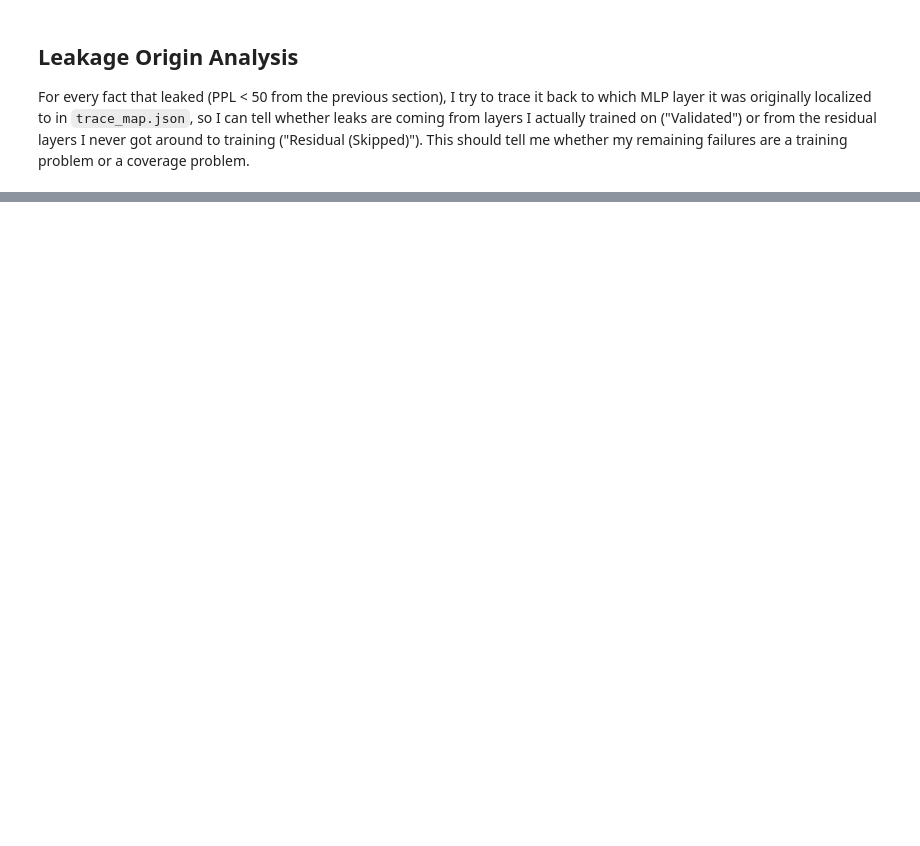
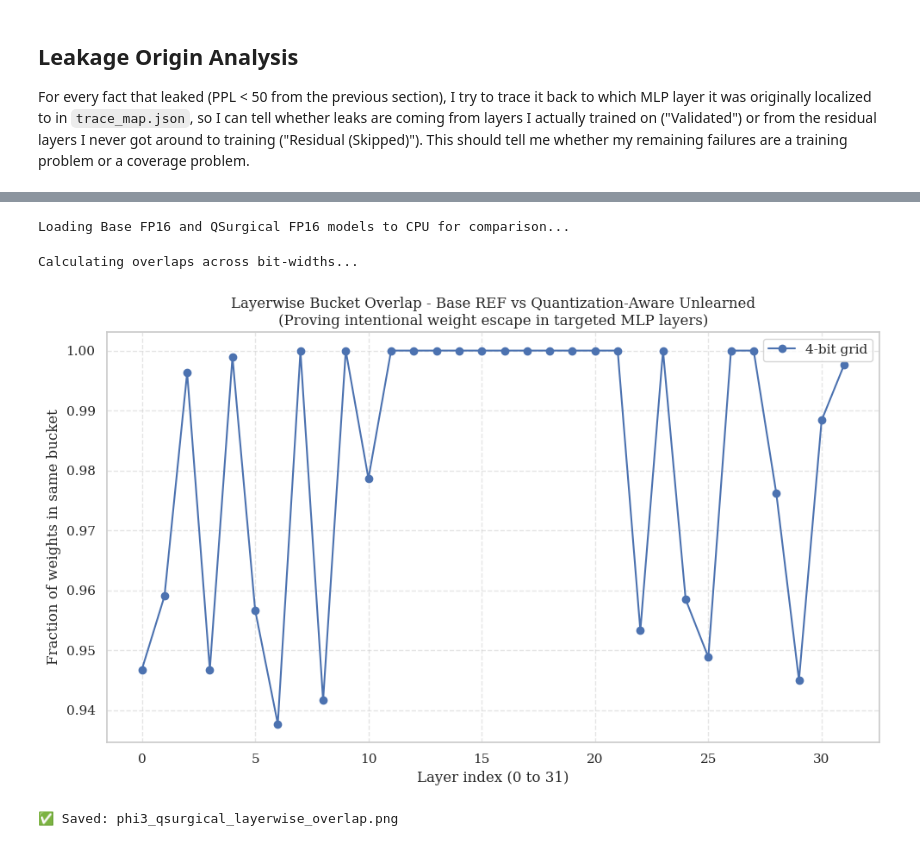
Before and after one commit to lahiru-praveen/quantization-aware-machine-unlearning-slm, a Jupyter notebook: notebooks/14_quantization_survival_test.ipynb, the cells around one changed output, grey strips where cells are left out. Cells and saved outputs as stored; diff of their text form; code cells hidden in the pictures; blank space fills up the shorter version.

```diff
--- a/notebooks/14_quantization_survival_test.ipynb
+++ b/notebooks/14_quantization_survival_test.ipynb
@@ -571,7 +726,7 @@ print("--- Starting Leakage Origin Analysis ---")
 
 # 1. Define Paths
 METRICS_PATH = "/content/drive/MyDrive/ResearchProject/quantization-aware-machine-unlearning-slm/data/processed/individual_forget_perplexities.csv"
-TRACE_MAP_PATH = "/content/drive/MyDrive/ResearchProject/trace_map.json"
+TRACE_MAP_PATH = "/content/drive/MyDrive/ResearchProject/quantization-aware-machine-unlearning-slm/data/processed/trace_map.json"
 MIN_CLUSTER_SIZE = 16
 
 # 2. Load Data
@@ -665,0 +1294,72 @@ Layer 8     | 1    leaks | Status: Validated
+# %%
+import matplotlib.pyplot as plt
+import torch
+import gc
+from transformers import AutoModelForCausalLM, BitsAndBytesConfig
+
+# 1. Define Paths
+BASE_FP16_DIR = "/content/drive/MyDrive/ResearchProject/phi3-bucket-collapse/models/target_model_fp16"
+QSURGICAL_FP16_DIR = "/content/drive/MyDrive/ResearchProject/phi3-bucket-collapse/models/QAMU1_FP16"
+PROBE_KEYWORD = "down_proj"  # Phi-3 MLP representative weight
+
+# PLOT 1: Inter-Model Layerwise Bucket Overlap (Base FP16 vs QSurgical FP16)
+print("Loading Base FP16 and QSurgical FP16 models to CPU for comparison...")
+model_base = AutoModelForCausalLM.from_pretrained(BASE_FP16_DIR, device_map="cpu", dtype=torch.float16)
+model_qsurgical = AutoModelForCausalLM.from_pretrained(QSURGICAL_FP16_DIR, device_map="cpu", dtype=torch.float16)
+
+bit_widths = [4]
+layer_data = {}
+
+print("Calculating overlaps across bit-widths...")
+for bw in bit_widths:
+    # Assuming calculate_bucket_overlap is defined in your environment from Phase 2
+    _, layer_data[bw] = calculate_bucket_overlap(model_base, model_qsurgical, bit_width=bw)
+
+plt.figure(figsize=(10, 6))
+for bw in bit_widths:
+    layers   = []
+    overlaps = []
+
+    for name, overlap in layer_data[bw].items():
+        if PROBE_KEYWORD in name and 'weight' in name:
+            # Name format: model.layers.<idx>.mlp.down_proj.weight
+            parts = name.split('.')
+            try:
+                layer_idx = int(parts[2])
+                layers.append(layer_idx)
+                overlaps.append(overlap)
+            except (IndexError, ValueError):
+                pass
+
+    if layers:
+        pairs = sorted(zip(layers, overlaps))
+        l_sorted, o_sorted = zip(*pairs)
+
+        # Color coding to match thesis aesthetics
+        marker_style = 'o' if bw == 4 else ('s' if bw == 8 else '^')
+        plt.plot(l_sorted, o_sorted, marker=marker_style, label=f'{bw}-bit grid')
+
+plt.title('Layerwise Bucket Overlap - Base REF vs Quantization-Aware Unlearned\n(Proving intentional weight escape in targeted MLP layers)')
+plt.xlabel('Layer index (0 to 31)')
+plt.ylabel('Fraction of weights in same bucket')
+# Let the y-axis auto-scale to show the depth of the surgical dip
+plt.grid(True, linestyle='--', alpha=0.5)
+plt.legend()
+plt.tight_layout()
+plt.savefig('phi3_qsurgical_layerwise_overlap.png', dpi=150)
+plt.show()
+print("✅ Saved: phi3_qsurgical_layerwise_overlap.png")
+
+# Aggressive Cleanup to prevent OOM before Plot 2
+del model_base
+gc.collect()
+
+# Final Cleanup
+del model_qsurgical
+gc.collect()
+torch.cuda.empty_cache()
+# %% [output]
+Loading Base FP16 and QSurgical FP16 models to CPU for comparison...
+Calculating overlaps across bit-widths...
+[figure, added]
+✅ Saved: phi3_qsurgical_layerwise_overlap.png
```
Also changed, not shown: parts of 18 cells of this notebook, 38 other files.
